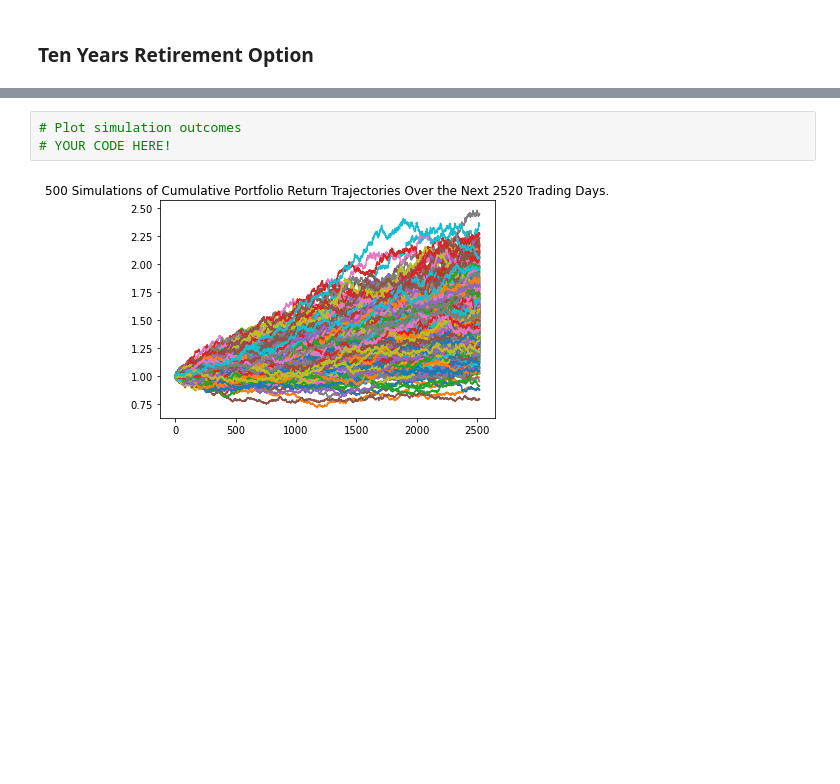
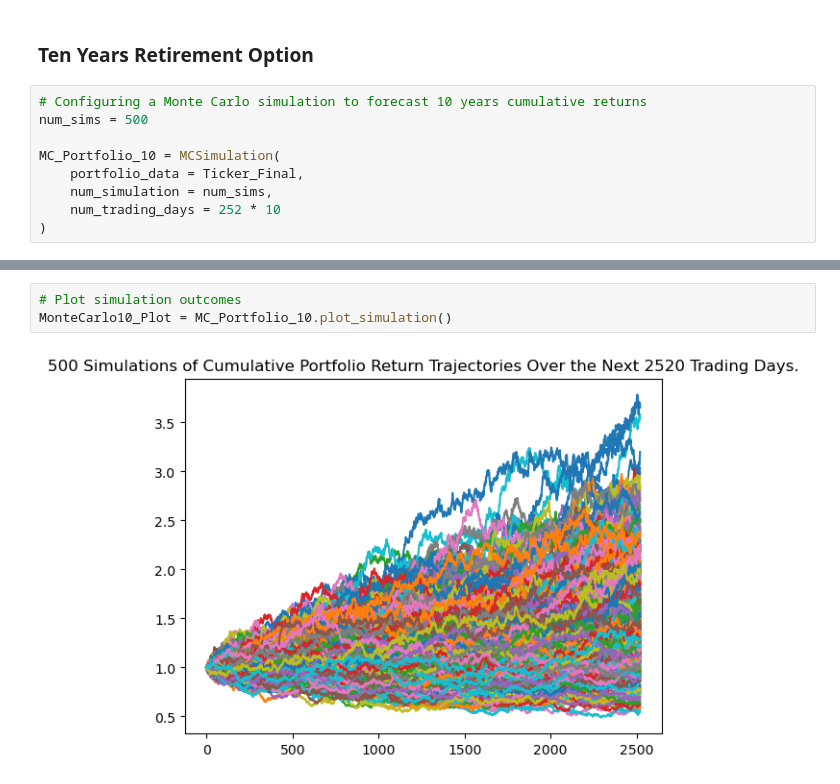
Before and after one commit to JeepCannon/Module5_Challenge, a Jupyter notebook: Module5_Challenge.ipynb, the cells around one changed output, grey strips where cells are left out. Cells and saved outputs as stored; diff of their text form; blank space fills up the shorter version.

```diff
--- a/Module5_Challenge.ipynb
+++ b/Module5_Challenge.ipynb
@@ -514,3 +528,12 @@ There is a 95% chance that an initial investment of $60000 in the portfolio over
 # %% [markdown]
 ### Ten Years Retirement Option
+# %%
+# Configuring a Monte Carlo simulation to forecast 10 years cumulative returns
+num_sims = 500
+
+MC_Portfolio_10 = MCSimulation(
+    portfolio_data = Ticker_Final,
+    num_simulation = num_sims,
+    num_trading_days = 252 * 10
+)
 # %%
@@ -555,7 +585,7 @@ Running Monte Carlo simulation number 490.
 # %%
 # Plot simulation outcomes
-# YOUR CODE HERE!
+MonteCarlo10_Plot = MC_Portfolio_10.plot_simulation()
 # %% [output]
-[figure, old version]
+[figure, new version]
 # %%
 # Plot probability distribution and confidence intervals
```
Also changed, not shown: parts of 15 cells of this notebook.
